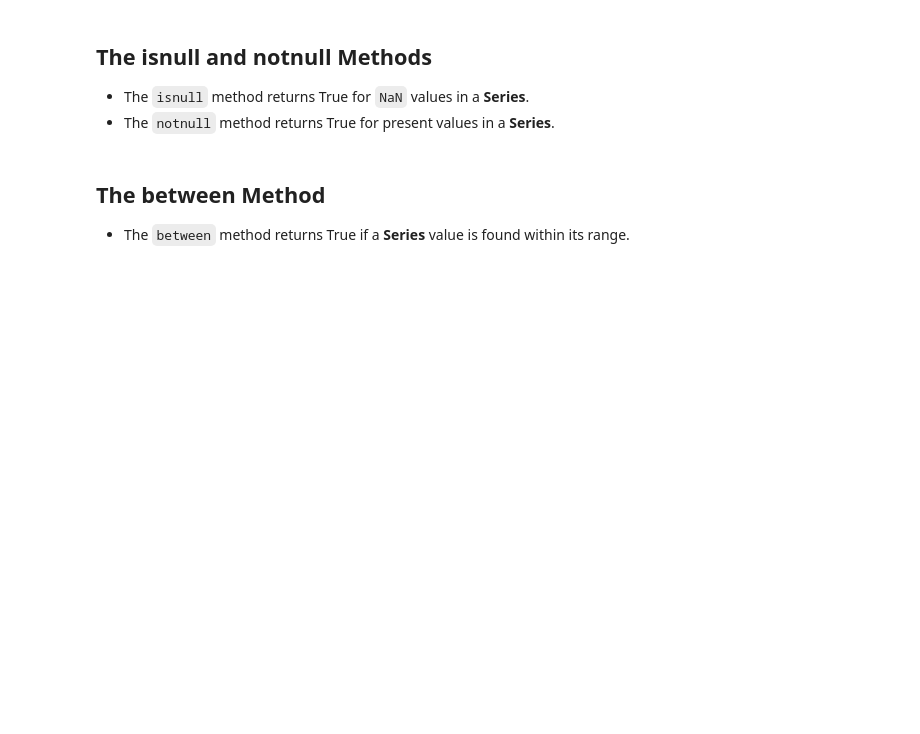
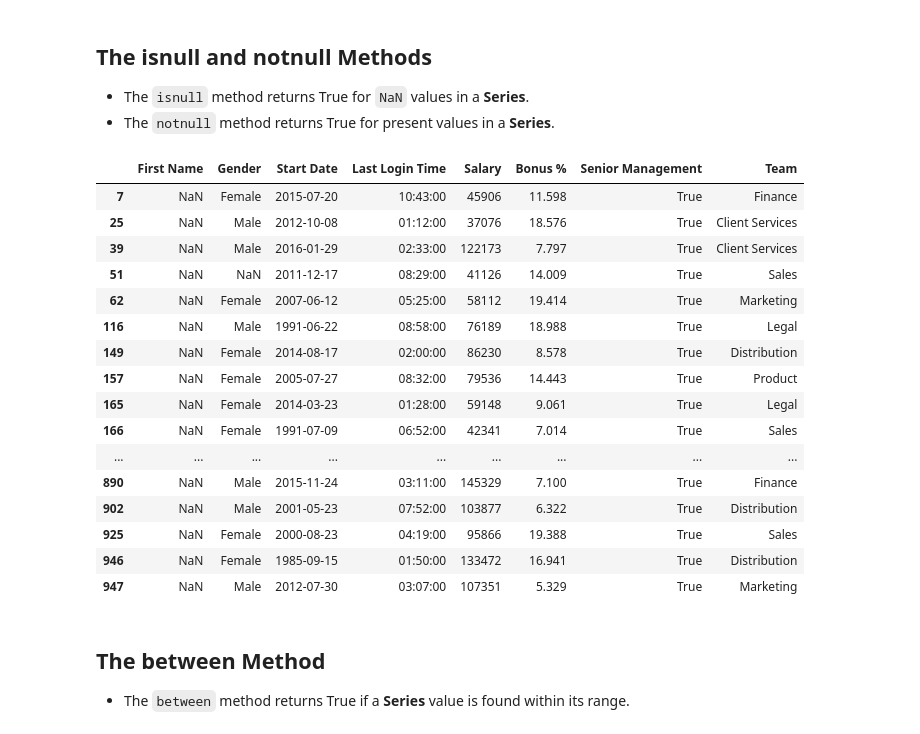
Before and after one commit to abhijeet-bhambere/pashkavers-pandas-trail, a Jupyter notebook: 05 - DataFrames II - Filtering Data.ipynb, the cells around one changed output. Drawn from its saved outputs; the diff is of its cells as text; code cells hidden in the pictures; blank space fills up the shorter version.

```diff
--- a/05 - DataFrames II - Filtering Data.ipynb
+++ b/05 - DataFrames II - Filtering Data.ipynb
@@ -197,6 +424,29 @@ memory usage: 49.1+ KB
 ## The isnull and notnull Methods
 - The `isnull` method returns True for `NaN` values in a **Series**.
 - The `notnull` method returns True for present values in a **Series**.
+# %%
+# Find all records where Name is missing but Team info is avlbl
+no_name = employees["First Name"].isnull()
+team_details = employees["Team"].notnull()
+employees[no_name & team_details]
+# %% [output]
+|  | First Name | Gender | Start Date | Last Login Time | Salary | Bonus % | Senior Management | Team |
+| 7 | NaN | Female | 2015-07-20 | 10:43:00 | 45906 | 11.598 | True | Finance |
+| 25 | NaN | Male | 2012-10-08 | 01:12:00 | 37076 | 18.576 | True | Client Services |
+| 39 | NaN | Male | 2016-01-29 | 02:33:00 | 122173 | 7.797 | True | Client Services |
+| 51 | NaN | NaN | 2011-12-17 | 08:29:00 | 41126 | 14.009 | True | Sales |
+| 62 | NaN | Female | 2007-06-12 | 05:25:00 | 58112 | 19.414 | True | Marketing |
+| 116 | NaN | Male | 1991-06-22 | 08:58:00 | 76189 | 18.988 | True | Legal |
+| 149 | NaN | Female | 2014-08-17 | 02:00:00 | 86230 | 8.578 | True | Distribution |
+| 157 | NaN | Female | 2005-07-27 | 08:32:00 | 79536 | 14.443 | True | Product |
+| 165 | NaN | Female | 2014-03-23 | 01:28:00 | 59148 | 9.061 | True | Legal |
+| 166 | NaN | Female | 1991-07-09 | 06:52:00 | 42341 | 7.014 | True | Sales |
+| ... | ... | ... | ... | ... | ... | ... | ... | ... |
+| 890 | NaN | Male | 2015-11-24 | 03:11:00 | 145329 | 7.100 | True | Finance |
+| 902 | NaN | Male | 2001-05-23 | 07:52:00 | 103877 | 6.322 | True | Distribution |
+| 925 | NaN | Female | 2000-08-23 | 04:19:00 | 95866 | 19.388 | True | Sales |
+| 946 | NaN | Female | 1985-09-15 | 01:50:00 | 133472 | 16.941 | True | Distribution |
+| 947 | NaN | Male | 2012-07-30 | 03:07:00 | 107351 | 5.329 | True | Marketing |
 # %% [markdown]
 ## The between Method
 - The `between` method returns True if a **Series** value is found within its range.
```
Also changed, not shown: parts of 35 cells of this notebook.
